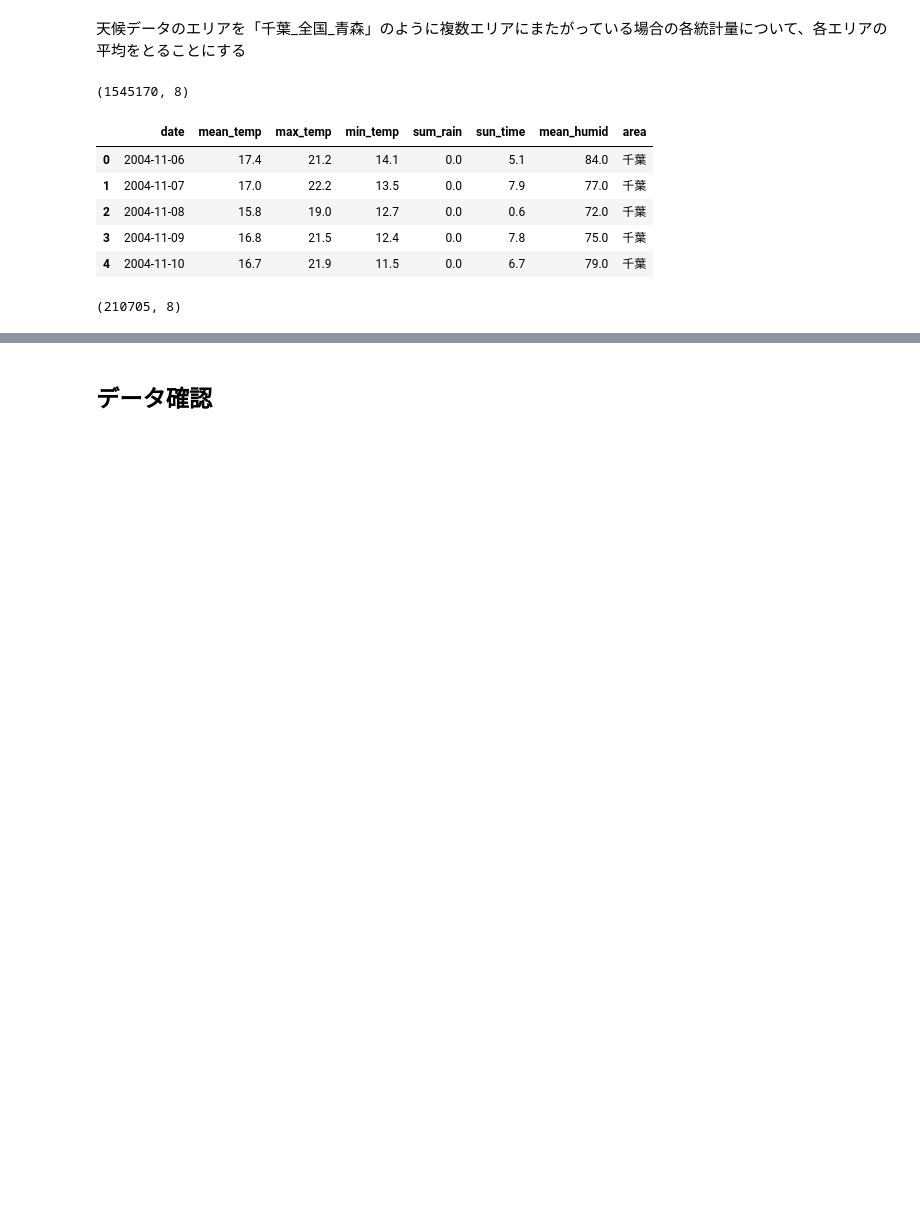
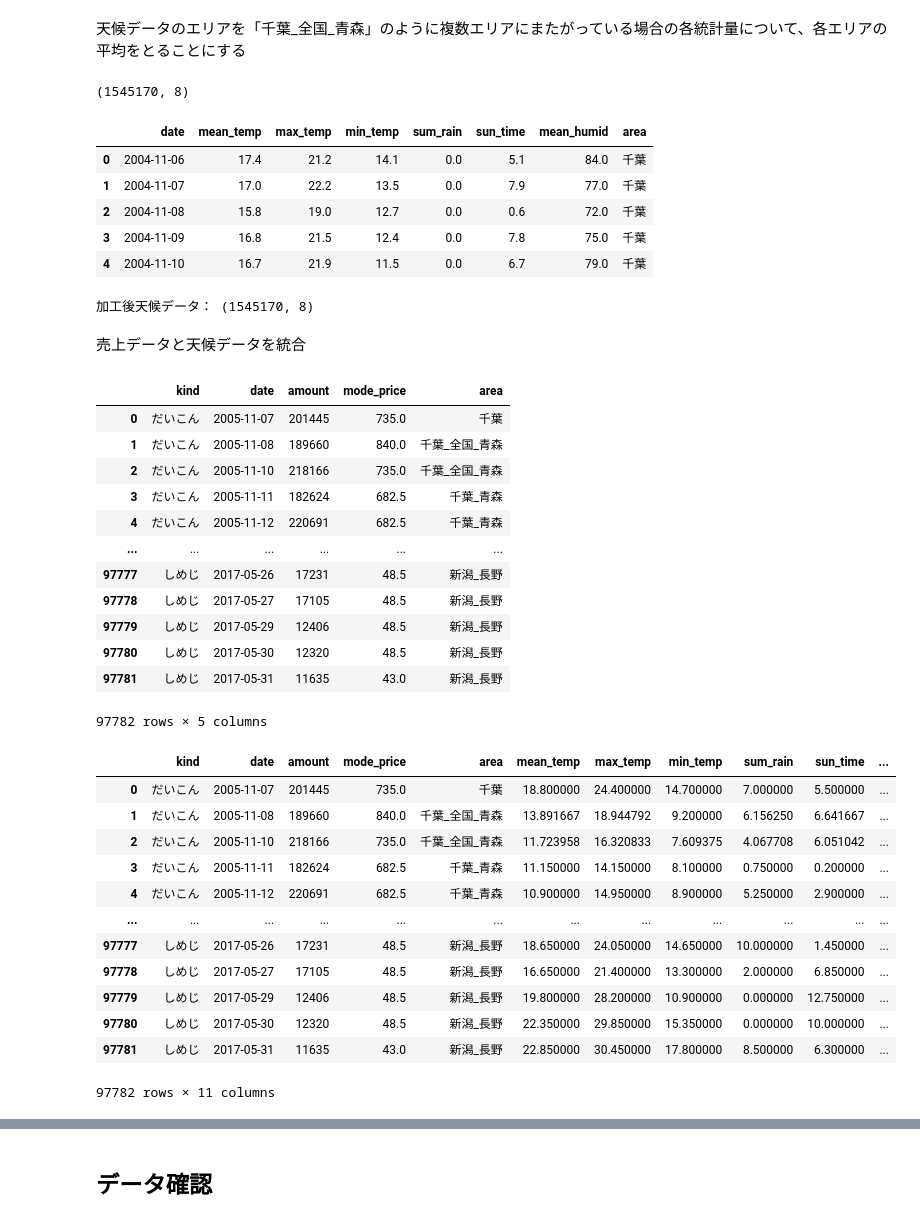
Before and after one commit to 24ta/predict_vege, a Jupyter notebook: preparation.ipynb, the cells around one changed output, grey strips where cells are left out. Cells and saved outputs as stored; diff of their text form; code cells hidden in the pictures; blank space fills up the shorter version.

```diff
--- a/preparation.ipynb
+++ b/preparation.ipynb
@@ -200,7 +185,7 @@ vege_df
 天候データのエリアを「千葉_全国_青森」のように複数エリアにまたがっている場合の各統計量について、各エリアの平均をとることにする
 # %%
 # 卸売りデータのエリアのユニークリストを格納
-area_pairs = vege_df['area'].unique()
+area_pairs = all_df['area'].unique()
 
 target_cols = [i for i in weather_df.columns if i != 'area']
 target_cols_ex_date = [i for i in target_cols if i != 'date']
@@ -223,7 +208,10 @@ for area_pair in area_pairs:
 
 area_pair_df = pd.concat(area_pair_dfs)
 print(area_pair_df.shape)
-area_pair_df.head()
+display(area_pair_df.head())
+
+weather_df = area_pair_df
+print("加工後天候データ：",weather_df.shape)
 # %% [output]
 (1545170, 8)
 |  | date | mean_temp | max_temp | min_temp | sum_rain | sun_time | mean_humid | area |
@@ -232,7 +220,38 @@ area_pair_df.head()
 | 2 | 2004-11-08 | 15.8 | 19.0 | 12.7 | 0.0 | 0.6 | 72.0 | 千葉 |
 | 3 | 2004-11-09 | 16.8 | 21.5 | 12.4 | 0.0 | 7.8 | 75.0 | 千葉 |
 | 4 | 2004-11-10 | 16.7 | 21.9 | 11.5 | 0.0 | 6.7 | 79.0 | 千葉 |
+加工後天候データ： (1545170, 8)
-# %%
-weather_df.shape
-# %% [output]
-(210705, 8)
+# %% [markdown]
+売上データと天候データを統合
+# %%
+all_df.date = pd.to_datetime(all_df.date, format="%Y%m%d")
+display(all_df)
+all_df = all_df.merge(weather_df, on=['date', 'area'], how='left')
+display(all_df)
+# %% [output]
+|  | kind | date | amount | mode_price | area |
+| 0 | だいこん | 2005-11-07 | 201445 | 735.0 | 千葉 |
+| 1 | だいこん | 2005-11-08 | 189660 | 840.0 | 千葉_全国_青森 |
+| 2 | だいこん | 2005-11-10 | 218166 | 735.0 | 千葉_全国_青森 |
+| 3 | だいこん | 2005-11-11 | 182624 | 682.5 | 千葉_青森 |
+| 4 | だいこん | 2005-11-12 | 220691 | 682.5 | 千葉_青森 |
+| ... | ... | ... | ... | ... | ... |
+| 97777 | しめじ | 2017-05-26 | 17231 | 48.5 | 新潟_長野 |
+| 97778 | しめじ | 2017-05-27 | 17105 | 48.5 | 新潟_長野 |
+| 97779 | しめじ | 2017-05-29 | 12406 | 48.5 | 新潟_長野 |
+| 97780 | しめじ | 2017-05-30 | 12320 | 48.5 | 新潟_長野 |
+| 97781 | しめじ | 2017-05-31 | 11635 | 43.0 | 新潟_長野 |
+97782 rows × 5 columns
+|  | kind | date | amount | mode_price | area | mean_temp | max_temp | min_temp | sum_rain | sun_time | ... |
+| 0 | だいこん | 2005-11-07 | 201445 | 735.0 | 千葉 | 18.800000 | 24.400000 | 14.700000 | 7.000000 | 5.500000 | ... |
+| 1 | だいこん | 2005-11-08 | 189660 | 840.0 | 千葉_全国_青森 | 13.891667 | 18.944792 | 9.200000 | 6.156250 | 6.641667 | ... |
+| 2 | だいこん | 2005-11-10 | 218166 | 735.0 | 千葉_全国_青森 | 11.723958 | 16.320833 | 7.609375 | 4.067708 | 6.051042 | ... |
+| 3 | だいこん | 2005-11-11 | 182624 | 682.5 | 千葉_青森 | 11.150000 | 14.150000 | 8.100000 | 0.750000 | 0.200000 | ... |
+| 4 | だいこん | 2005-11-12 | 220691 | 682.5 | 千葉_青森 | 10.900000 | 14.950000 | 8.900000 | 5.250000 | 2.900000 | ... |
+| ... | ... | ... | ... | ... | ... | ... | ... | ... | ... | ... | ... |
+| 97777 | しめじ | 2017-05-26 | 17231 | 48.5 | 新潟_長野 | 18.650000 | 24.050000 | 14.650000 | 10.000000 | 1.450000 | ... |
+| 97778 | しめじ | 2017-05-27 | 17105 | 48.5 | 新潟_長野 | 16.650000 | 21.400000 | 13.300000 | 2.000000 | 6.850000 | ... |
+| 97779 | しめじ | 2017-05-29 | 12406 | 48.5 | 新潟_長野 | 19.800000 | 28.200000 | 10.900000 | 0.000000 | 12.750000 | ... |
+| 97780 | しめじ | 2017-05-30 | 12320 | 48.5 | 新潟_長野 | 22.350000 | 29.850000 | 15.350000 | 0.000000 | 10.000000 | ... |
+| 97781 | しめじ | 2017-05-31 | 11635 | 43.0 | 新潟_長野 | 22.850000 | 30.450000 | 17.800000 | 8.500000 | 6.300000 | ... |
+97782 rows × 11 columns
```
Also changed, not shown: parts of 10 cells of this notebook, 1 other file.
